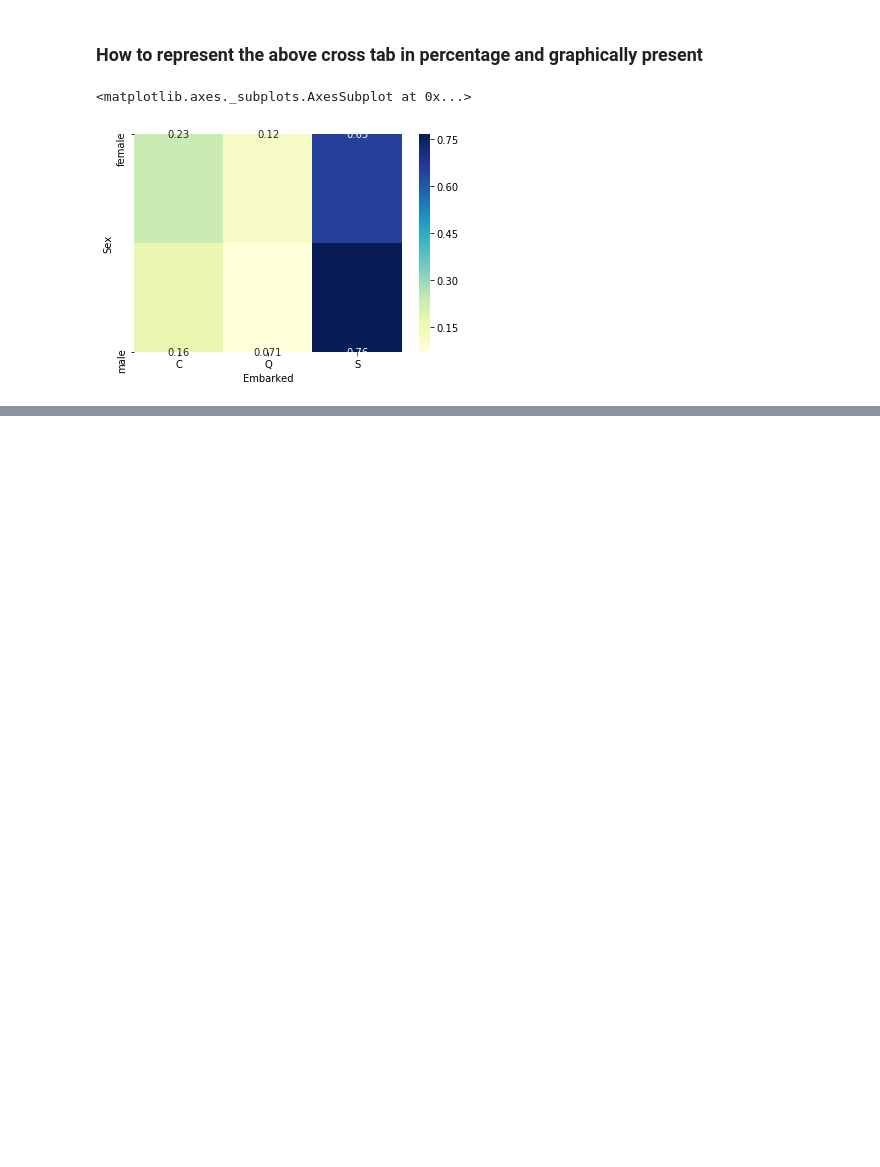
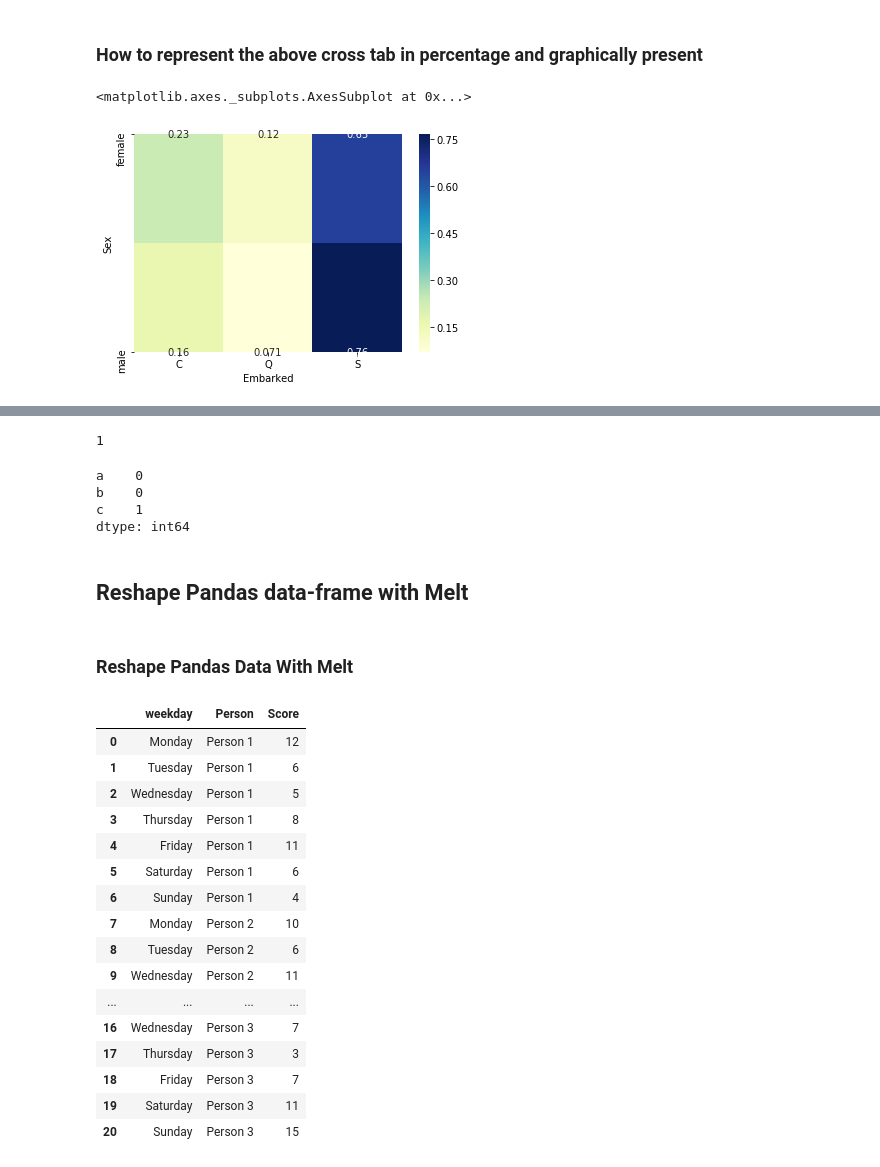
Before and after one commit to SamuelFolledo/DS1.1-Data-Analysis-And-Visualization, a Jupyter notebook: classwork/Day 3- Pandas for Data Frame Manipulation and Visualization.ipynb, the cells around one changed output, grey strips where cells are left out. Saved outputs shown, nothing was run; the diff lists cells and outputs as text; code cells hidden in the pictures; blank space fills up the shorter version.

```diff
--- a/classwork/Day 3- Pandas for Data Frame Manipulation and Visualization.ipynb
+++ b/classwork/Day 3- Pandas for Data Frame Manipulation and Visualization.ipynb
@@ -315,0 +648,45 @@ sns.heatmap(pd.crosstab(df['Sex'], df['Embarked'], normalize='index'), cmap="YlG
+# %%
+df['c'].isnull().sum() #how many NaN values for column c
+# %% [output]
+1
+# %%
+df.isnull().sum() #how many NaN values for all columns
+# %% [output]
+a    0
+b    0
+c    1
+dtype: int64
+# %% [markdown]
+## Reshape Pandas data-frame with Melt
+# %%
+data = {'weekday': ["Monday", "Tuesday", "Wednesday",
+         "Thursday", "Friday", "Saturday", "Sunday"],
+        'Person 1': [12, 6, 5, 8, 11, 6, 4],
+        'Person 2': [10, 6, 11, 5, 8, 9, 12],
+        'Person 3': [8, 5, 7, 3, 7, 11, 15]}
+df = pd.DataFrame(data, columns=['weekday',
+        'Person 1', 'Person 2', 'Person 3'])
+# %% [markdown]
+### Reshape Pandas Data With Melt
+# %%
+melted = pd.melt(df, id_vars=["weekday"],
+                 var_name="Person", value_name="Score")
+melted
+# %% [output]
+|  | weekday | Person | Score |
+| 0 | Monday | Person 1 | 12 |
+| 1 | Tuesday | Person 1 | 6 |
+| 2 | Wednesday | Person 1 | 5 |
+| 3 | Thursday | Person 1 | 8 |
+| 4 | Friday | Person 1 | 11 |
+| 5 | Saturday | Person 1 | 6 |
+| 6 | Sunday | Person 1 | 4 |
+| 7 | Monday | Person 2 | 10 |
+| 8 | Tuesday | Person 2 | 6 |
+| 9 | Wednesday | Person 2 | 11 |
+| ... | ... | ... | ... |
+| 16 | Wednesday | Person 3 | 7 |
+| 17 | Thursday | Person 3 | 3 |
+| 18 | Friday | Person 3 | 7 |
+| 19 | Saturday | Person 3 | 11 |
+| 20 | Sunday | Person 3 | 15 |
```
Also changed, not shown: parts of 60 cells of this notebook.
